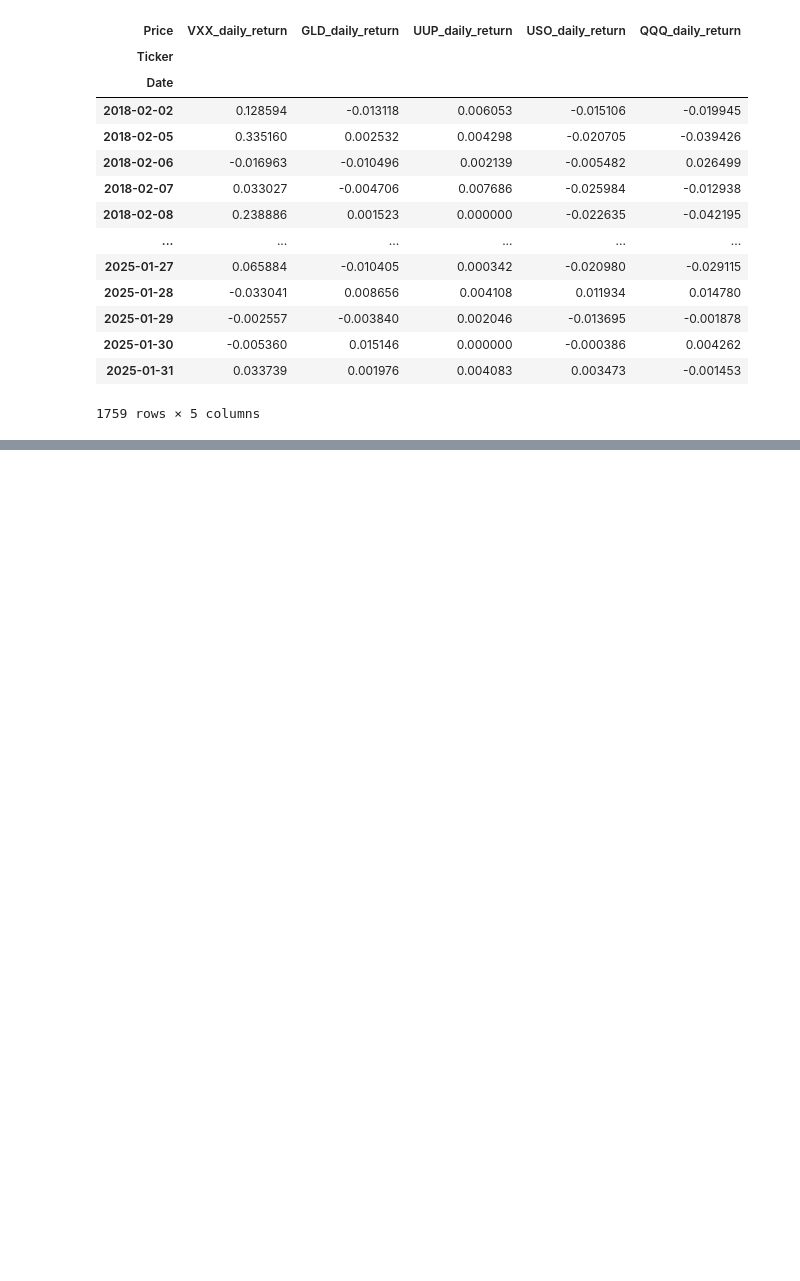
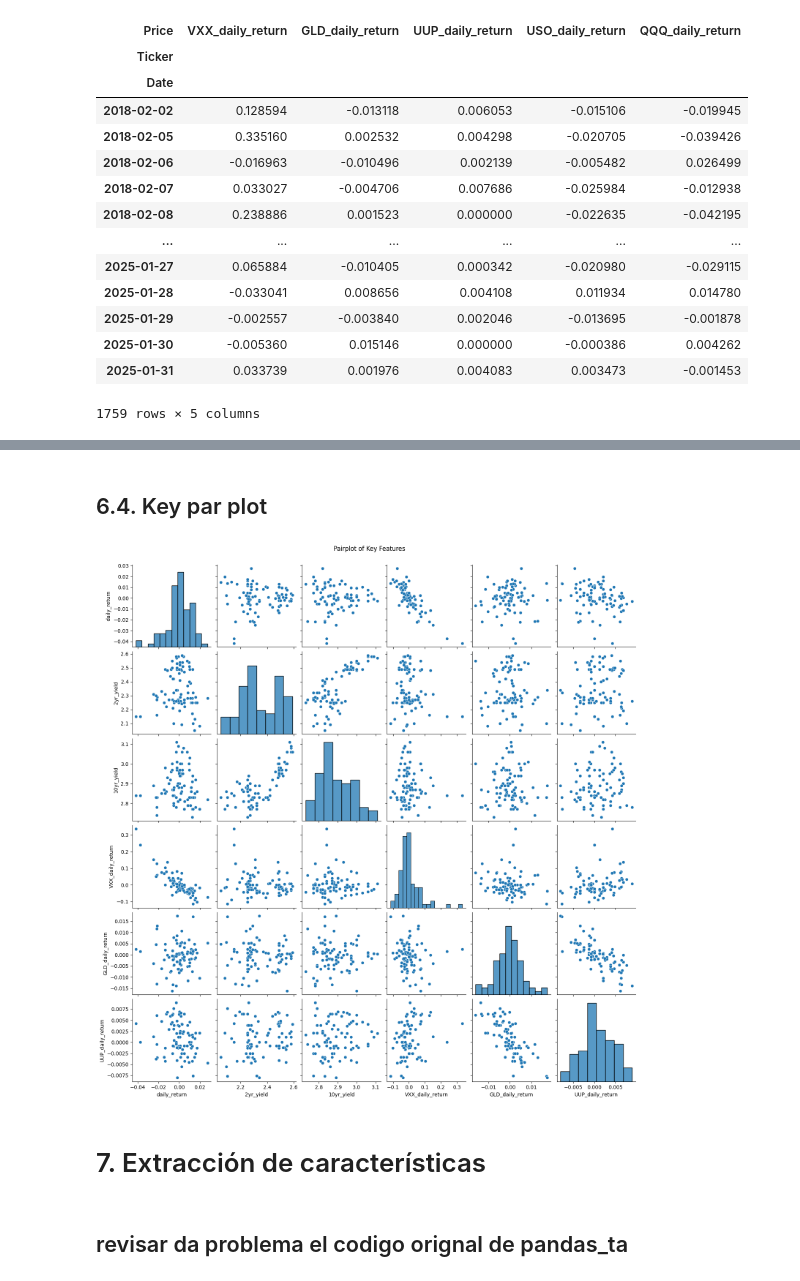
Before and after one commit to ivan-a30/Proyecto-Trading, a Jupyter notebook: SP500-Predicction.ipynb, the cells around one changed output, grey strips where cells are left out. Cells and saved outputs as stored; diff of their text form; code cells hidden in the pictures; blank space fills up the shorter version.

```diff
--- a/SP500-Predicction.ipynb
+++ b/SP500-Predicction.ipynb
@@ -338,0 +611,10 @@ df
+# %% [markdown]
+## 6.4. Key par plot
+# %%
+sns.pairplot(numeric_df[['daily_return', '2yr_yield', '10yr_yield', 'VXX_daily_return', 'GLD_daily_return', 'UUP_daily_return']])
+plt.suptitle('Pairplot of Key Features', y=1.02)
+plt.show()
+# %% [output]
+[figure, added]
+# %% [markdown]
+# 7. Extracción de características
@@ -338,0 +623,2 @@ df
+# %% [markdown]
+## revisar da problema el codigo orignal  de pandas_ta
```
Also changed, not shown: parts of 45 cells of this notebook.
